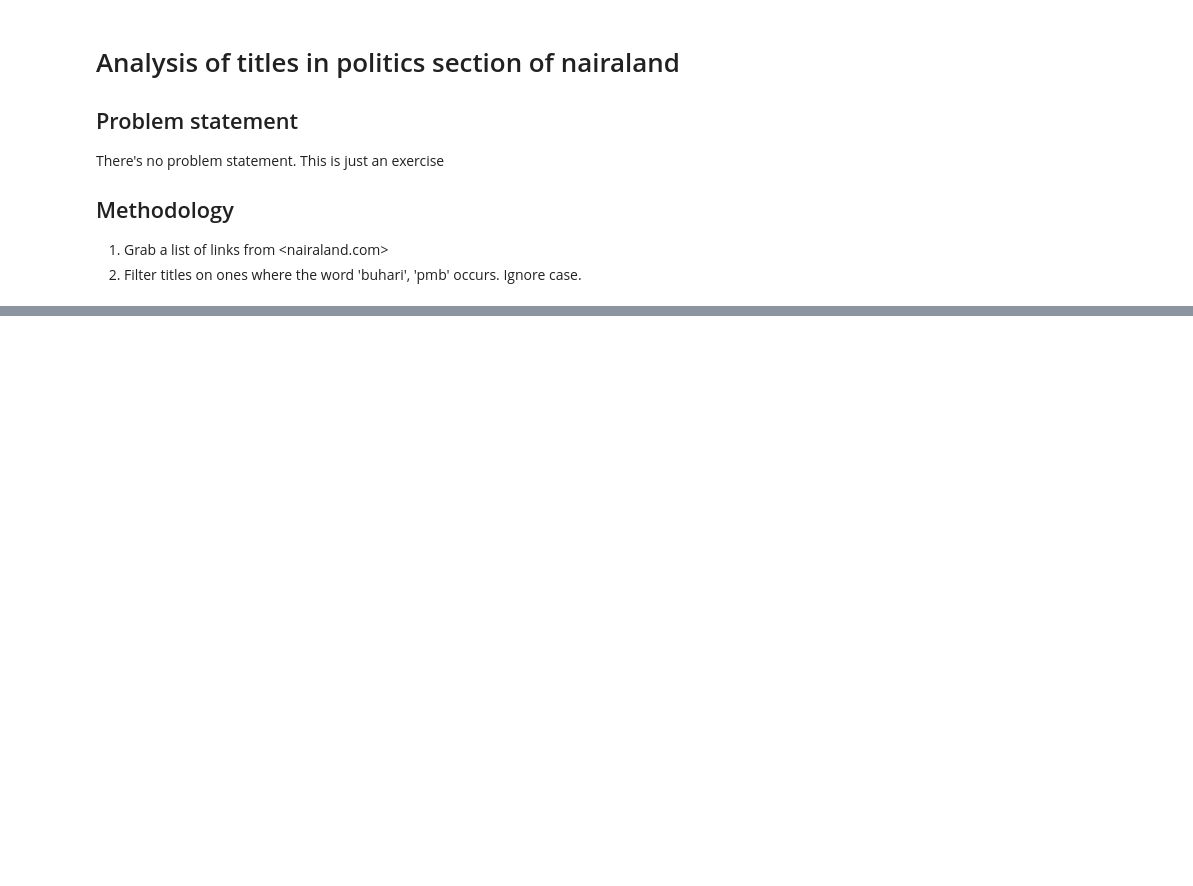
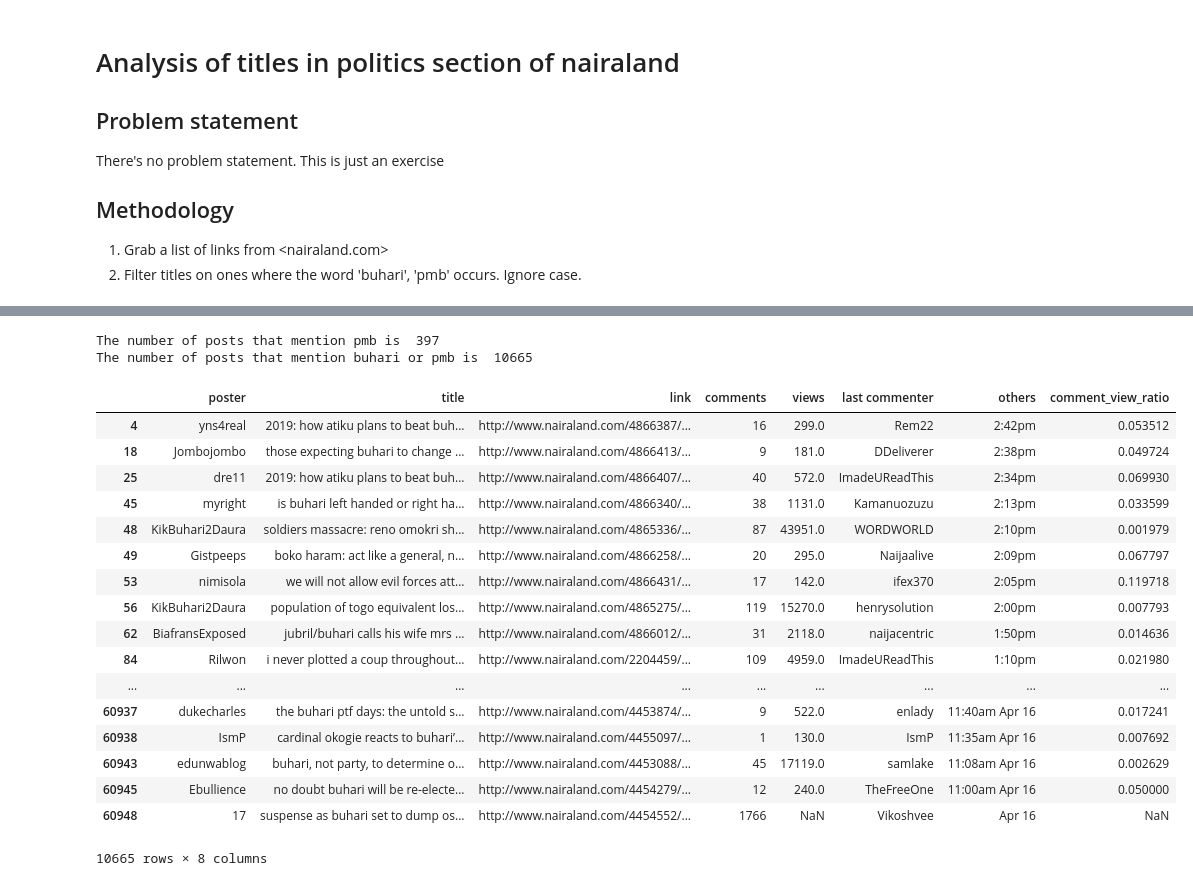
Before and after one commit to chidimo/hack-nairaland, a Jupyter notebook: politics-analysis.ipynb, the cells around one changed output, grey strips where cells are left out. Saved outputs shown, nothing was run; the diff lists cells and outputs as text; code cells hidden in the pictures; blank space fills up the shorter version.

```diff
--- a/politics-analysis.ipynb
+++ b/politics-analysis.ipynb
@@ -82,0 +119,29 @@ KeyboardInterrupt:
+# %%
+# Find all posts that mention buhari or pmb. I justify this combination with the fact that the number of posts
+# that mention pmb is large. Over 300
+print("The number of posts that mention pmb is ", len(df[pmb]))
+mask = buhari | pmb
+res = df[mask]
+print("The number of posts that mention buhari or pmb is ", len(res))
+res
+# %% [output]
+The number of posts that mention pmb is  397
+The number of posts that mention buhari or pmb is  10665
+|  | poster | title | link | comments | views | last commenter | others | comment_view_ratio |
+| 4 | yns4real | 2019: how atiku plans to beat buh... | http://www.nairaland.com/4866387/... | 16 | 299.0 | Rem22 | 2:42pm | 0.053512 |
+| 18 | Jombojombo | those expecting buhari to change ... | http://www.nairaland.com/4866413/... | 9 | 181.0 | DDeliverer | 2:38pm | 0.049724 |
+| 25 | dre11 | 2019: how atiku plans to beat buh... | http://www.nairaland.com/4866407/... | 40 | 572.0 | ImadeUReadThis | 2:34pm | 0.069930 |
+| 45 | myright | is buhari left handed or right ha... | http://www.nairaland.com/4866340/... | 38 | 1131.0 | Kamanuozuzu | 2:13pm | 0.033599 |
+| 48 | KikBuhari2Daura | soldiers massacre: reno omokri sh... | http://www.nairaland.com/4865336/... | 87 | 43951.0 | WORDWORLD | 2:10pm | 0.001979 |
+| 49 | Gistpeeps | boko haram: act like a general, n... | http://www.nairaland.com/4866258/... | 20 | 295.0 | Naijaalive | 2:09pm | 0.067797 |
+| 53 | nimisola | we will not allow evil forces att... | http://www.nairaland.com/4866431/... | 17 | 142.0 | ifex370 | 2:05pm | 0.119718 |
+| 56 | KikBuhari2Daura | population of togo equivalent los... | http://www.nairaland.com/4865275/... | 119 | 15270.0 | henrysolution | 2:00pm | 0.007793 |
+| 62 | BiafransExposed | jubril/buhari calls his wife mrs ... | http://www.nairaland.com/4866012/... | 31 | 2118.0 | naijacentric | 1:50pm | 0.014636 |
+| 84 | Rilwon | i never plotted a coup throughout... | http://www.nairaland.com/2204459/... | 109 | 4959.0 | ImadeUReadThis | 1:10pm | 0.021980 |
+| ... | ... | ... | ... | ... | ... | ... | ... | ... |
+| 60937 | dukecharles | the buhari ptf days: the untold s... | http://www.nairaland.com/4453874/... | 9 | 522.0 | enlady | 11:40am Apr 16 | 0.017241 |
+| 60938 | IsmP | cardinal okogie reacts to buhari’... | http://www.nairaland.com/4455097/... | 1 | 130.0 | IsmP | 11:35am Apr 16 | 0.007692 |
+| 60943 | edunwablog | buhari, not party, to determine o... | http://www.nairaland.com/4453088/... | 45 | 17119.0 | samlake | 11:08am Apr 16 | 0.002629 |
+| 60945 | Ebullience | no doubt buhari will be re-electe... | http://www.nairaland.com/4454279/... | 12 | 240.0 | TheFreeOne | 11:00am Apr 16 | 0.050000 |
+| 60948 | 17 | suspense as buhari set to dump os... | http://www.nairaland.com/4454552/... | 1766 | NaN | Vikoshvee | Apr 16 | NaN |
+10665 rows × 8 columns
```
Also changed, not shown: parts of 8 cells of this notebook, 3 other files.
